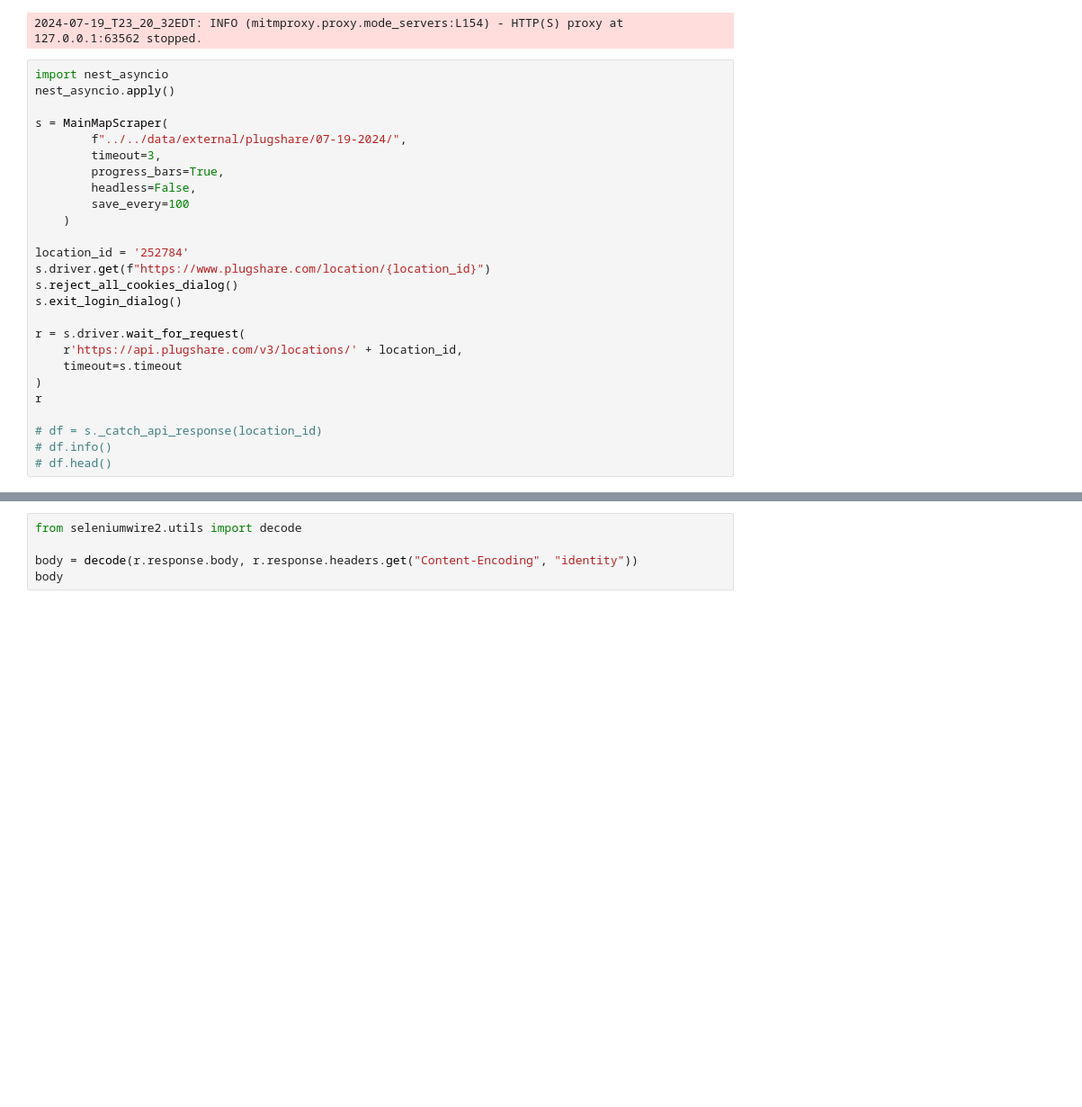
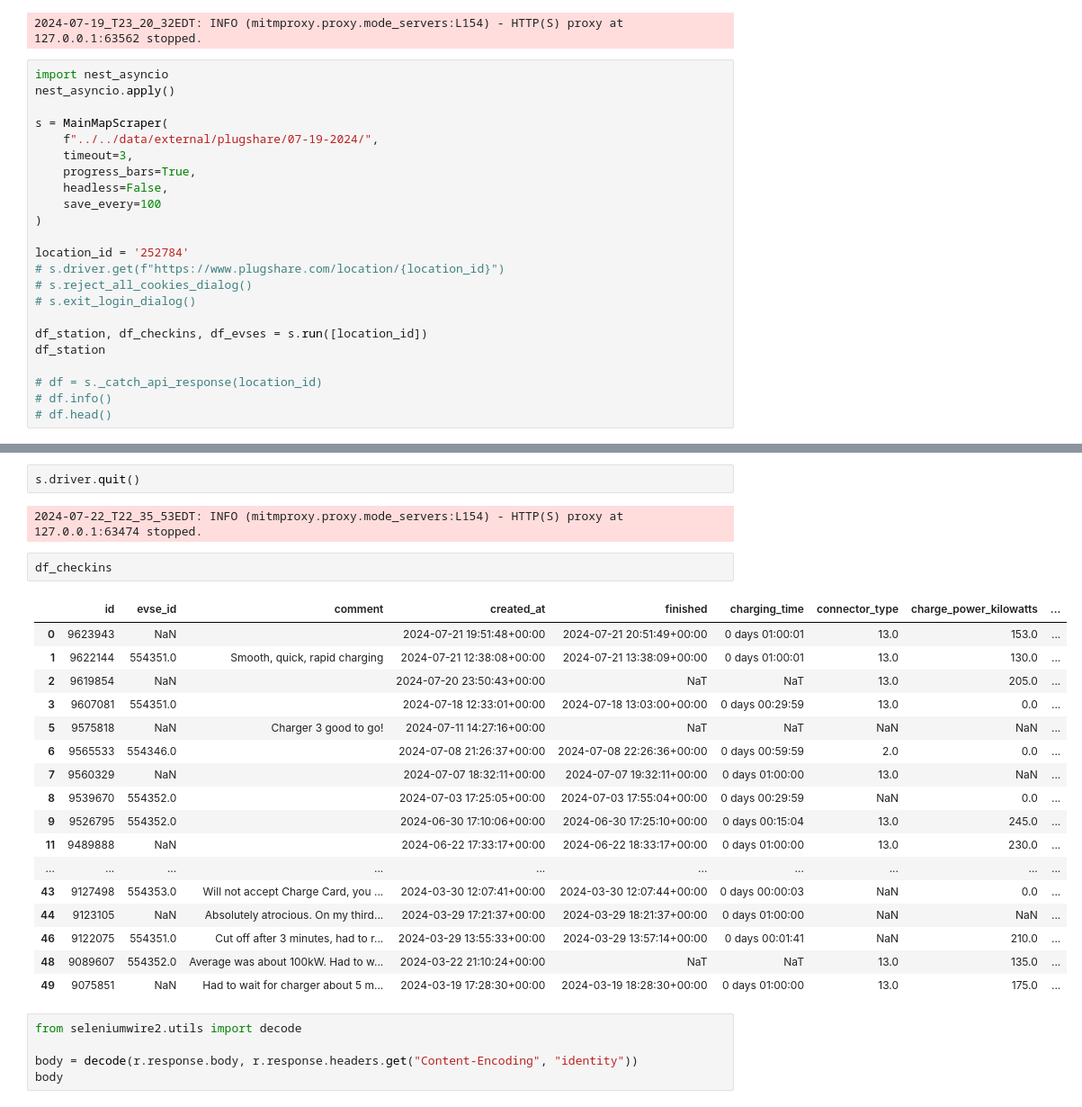
Before and after one commit to emigre459/evlens, a Jupyter notebook: notebooks/exploratory/0.1-DWRM-PlugshareScraping.ipynb, the cells around one changed output, grey strips where cells are left out. Shown at 90% size. Cells and saved outputs as stored; diff of their text form; blank space fills up the shorter version.

```diff
--- a/notebooks/exploratory/0.1-DWRM-PlugshareScraping.ipynb
+++ b/notebooks/exploratory/0.1-DWRM-PlugshareScraping.ipynb
@@ -163,23 +163,20 @@ import nest_asyncio
 nest_asyncio.apply()
 
 s = MainMapScraper(
-        f"../../data/external/plugshare/07-19-2024/",
-        timeout=3,
-        progress_bars=True,
-        headless=False,
-        save_every=100
-    )
+    f"../../data/external/plugshare/07-19-2024/",
+    timeout=3,
+    progress_bars=True,
+    headless=False,
+    save_every=100
+)
 
 location_id = '252784'
-s.driver.get(f"https://www.plugshare.com/location/{location_id}")
-s.reject_all_cookies_dialog()
-s.exit_login_dialog()
+# s.driver.get(f"https://www.plugshare.com/location/{location_id}")
+# s.reject_all_cookies_dialog()
+# s.exit_login_dialog()
 
-r = s.driver.wait_for_request(
-    r'https://api.plugshare.com/v3/locations/' + location_id,
-    timeout=s.timeout
-)
-r
+df_station, df_checkins, df_evses = s.run([location_id])
+df_station
 
 # df = s._catch_api_response(location_id)
 # df.info()
@@ -223,3 +221,27 @@ Request(method='GET', url='https://api.plugshare.com/v3/locations/252784', heade
+# %%
+s.driver.quit()
+# %% [output]
+2024-07-22_T22_35_53EDT: INFO (mitmproxy.proxy.mode_servers:L154) - HTTP(S) proxy at 127.0.0.1:63474 stopped.
+# %%
+df_checkins
+# %% [output]
+|  | id | evse_id | comment | created_at | finished | charging_time | connector_type | charge_power_kilowatts | ... |
+| 0 | 9623943 | NaN |  | 2024-07-21 19:51:48+00:00 | 2024-07-21 20:51:49+00:00 | 0 days 01:00:01 | 13.0 | 153.0 | ... |
+| 1 | 9622144 | 554351.0 | Smooth, quick, rapid charging | 2024-07-21 12:38:08+00:00 | 2024-07-21 13:38:09+00:00 | 0 days 01:00:01 | 13.0 | 130.0 | ... |
+| 2 | 9619854 | NaN |  | 2024-07-20 23:50:43+00:00 | NaT | NaT | 13.0 | 205.0 | ... |
+| 3 | 9607081 | 554351.0 |  | 2024-07-18 12:33:01+00:00 | 2024-07-18 13:03:00+00:00 | 0 days 00:29:59 | 13.0 | 0.0 | ... |
+| 5 | 9575818 | NaN | Charger 3 good to go! | 2024-07-11 14:27:16+00:00 | NaT | NaT | NaN | NaN | ... |
+| 6 | 9565533 | 554346.0 |  | 2024-07-08 21:26:37+00:00 | 2024-07-08 22:26:36+00:00 | 0 days 00:59:59 | 2.0 | 0.0 | ... |
+| 7 | 9560329 | NaN |  | 2024-07-07 18:32:11+00:00 | 2024-07-07 19:32:11+00:00 | 0 days 01:00:00 | 13.0 | NaN | ... |
+| 8 | 9539670 | 554352.0 |  | 2024-07-03 17:25:05+00:00 | 2024-07-03 17:55:04+00:00 | 0 days 00:29:59 | NaN | 0.0 | ... |
+| 9 | 9526795 | 554352.0 |  | 2024-06-30 17:10:06+00:00 | 2024-06-30 17:25:10+00:00 | 0 days 00:15:04 | 13.0 | 245.0 | ... |
+| 11 | 9489888 | NaN |  | 2024-06-22 17:33:17+00:00 | 2024-06-22 18:33:17+00:00 | 0 days 01:00:00 | 13.0 | 230.0 | ... |
+| ... | ... | ... | ... | ... | ... | ... | ... | ... | ... |
+| 43 | 9127498 | 554353.0 | Will not accept Charge Card, you ... | 2024-03-30 12:07:41+00:00 | 2024-03-30 12:07:44+00:00 | 0 days 00:00:03 | NaN | 0.0 | ... |
+| 44 | 9123105 | NaN | Absolutely atrocious. On my third... | 2024-03-29 17:21:37+00:00 | 2024-03-29 18:21:37+00:00 | 0 days 01:00:00 | NaN | NaN | ... |
+| 46 | 9122075 | 554351.0 | Cut off after 3 minutes, had to r... | 2024-03-29 13:55:33+00:00 | 2024-03-29 13:57:14+00:00 | 0 days 00:01:41 | NaN | 210.0 | ... |
+| 48 | 9089607 | 554352.0 | Average was about 100kW. Had to w... | 2024-03-22 21:10:24+00:00 | NaT | NaT | 13.0 | 135.0 | ... |
+| 49 | 9075851 | NaN | Had to wait for charger about 5 m... | 2024-03-19 17:28:30+00:00 | 2024-03-19 18:28:30+00:00 | 0 days 01:00:00 | 13.0 | 175.0 | ... |
 # %%
 from seleniumwire2.utils import decode
 
```
Also changed, not shown: parts of 3 cells of this notebook, 1 other file.
